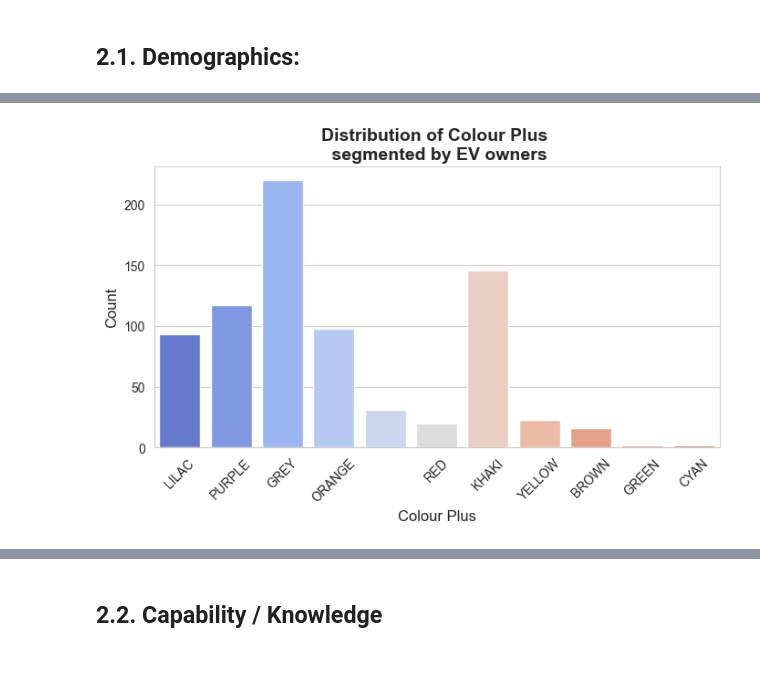
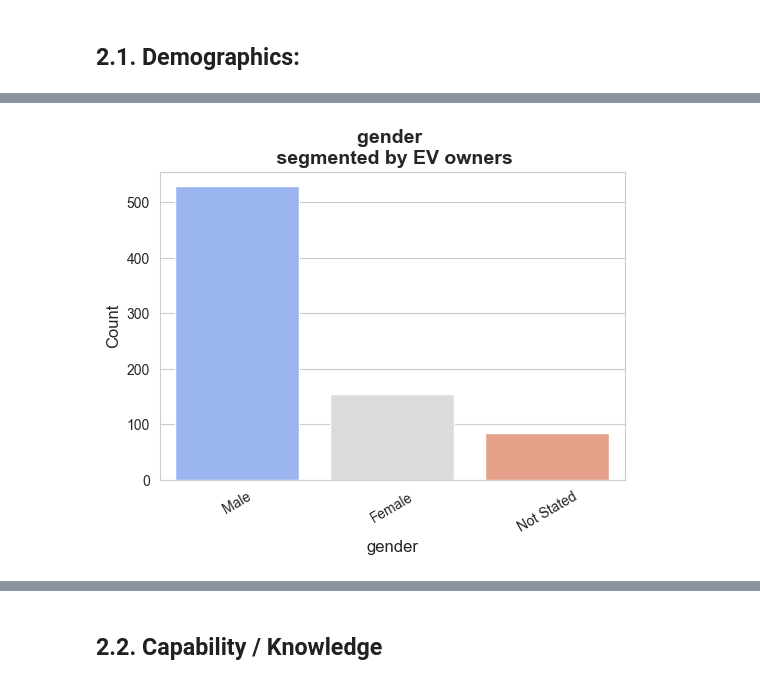
Before and after one commit to bernardomendonca/v2g-survey-analysis, a Jupyter notebook: 2B_contextual_data_segmented.ipynb, the cells around one changed output, grey strips where cells are left out. Drawn from its saved outputs; the diff is of its cells as text; code cells hidden in the pictures.

```diff
--- a/2B_contextual_data_segmented.ipynb
+++ b/2B_contextual_data_segmented.ipynb
@@ -146,12 +154,3 @@ df
 # 2. Descriptive Analytics
 # %% [markdown]
 ## 2.1. Demographics:
-# %%
-plt.figure(figsize=(6, 4))
-sns.set_style("whitegrid")  # Add a background grid
-sns.countplot(x="gender", data=df, palette="coolwarm")  # Use a color palette
-plt.title(f"Distribution of Gender \n segmented by {segment_name}", fontsize=14, fontweight="bold")
-plt.xlabel("Gender", fontsize=12)
-plt.ylabel("Count", fontsize=12)
-plt.xticks(rotation=30)  # Rotate labels for better readability
-plt.show()
@@ -206,9 +156,0 @@ dtype: int64
-# %%
-plt.figure(figsize=(8, 4))
-sns.set_style("whitegrid")  # Add a background grid
-sns.countplot(x="Q21", data=df, palette="coolwarm")  # Use a color palette
-plt.title(f"Distribution of Housetype \n segmented by {segment_name}", fontsize=14, fontweight="bold")
-plt.xlabel("Gender", fontsize=12)
-plt.ylabel("Count", fontsize=12)
-plt.xticks(rotation=45)  # Rotate labels for better readability
-plt.show()
@@ -217,9 +156,0 @@ plt.show()
-# %%
-plt.figure(figsize=(8, 6))
-sns.set_style("whitegrid")  # Add a background grid
-sns.countplot(x="Q24", data=df, palette="viridis")  # Use a color palette
-plt.title(f"Distribution of Income \n segmented by {segment_name}", fontsize=14, fontweight="bold")
-plt.xlabel("Gender", fontsize=12)
-plt.ylabel("Count", fontsize=12)
-plt.xticks(rotation=90)  # Rotate labels for better readability
-plt.show()
@@ -228,11 +157,4 @@ plt.show()
-# %%
-plt.figure(figsize=(8, 4))
-sns.set_style("whitegrid")  # Add a background grid
-sns.countplot(x="colour_plus", data=df, palette="coolwarm")  # Use a color palette
-plt.title(f"Distribution of Colour Plus \n segmented by {segment_name}", fontsize=14, fontweight="bold")
-plt.xlabel("Colour Plus", fontsize=12)
-plt.ylabel("Count", fontsize=12)
-plt.xticks(rotation=45)  # Rotate labels for better readability
-plt.show()
-# %% [output]
-[figure, removed]
+# %%
+plot_bars(df, column="gender", segment_name=segment_name, question_map=feature_label_map)
+# %% [output]
+[figure, added]
```
Also changed, not shown: parts of 35 cells of this notebook, 4 other files.
